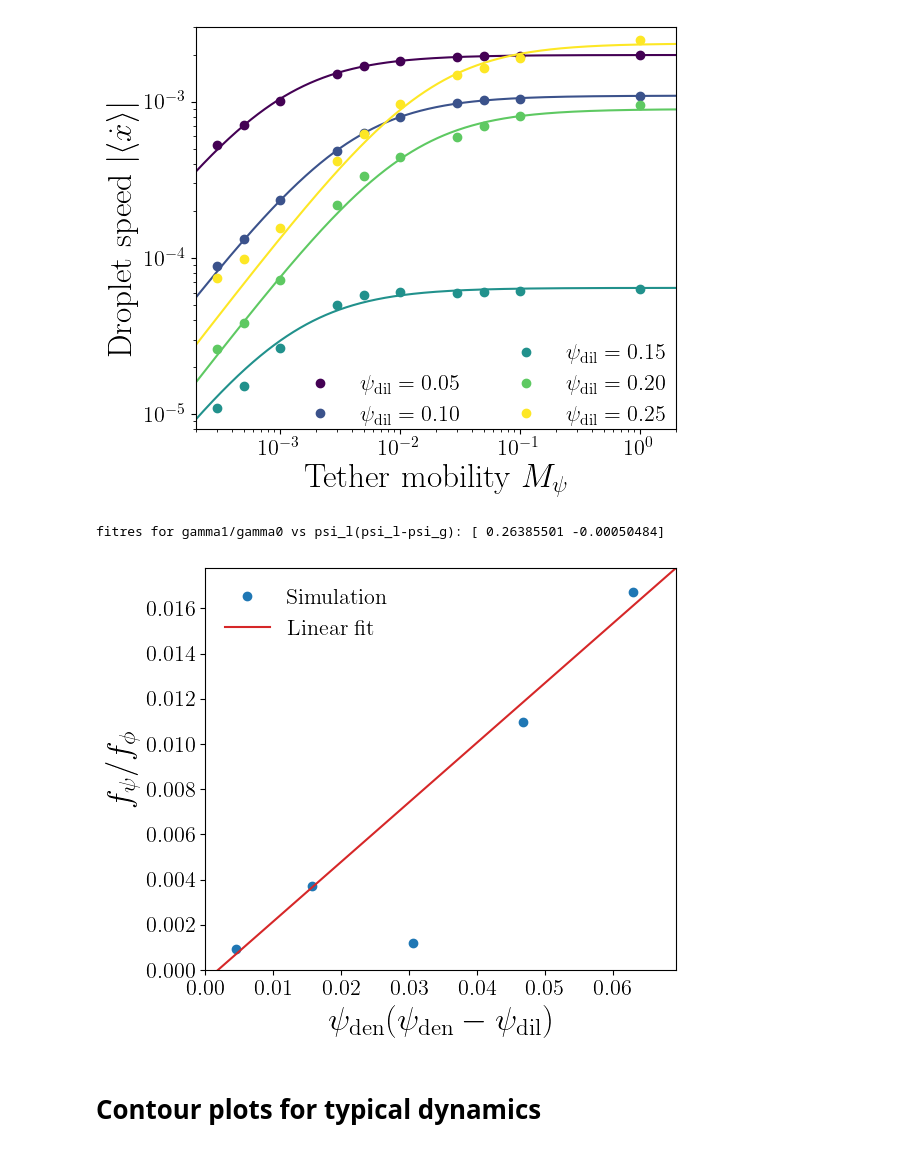
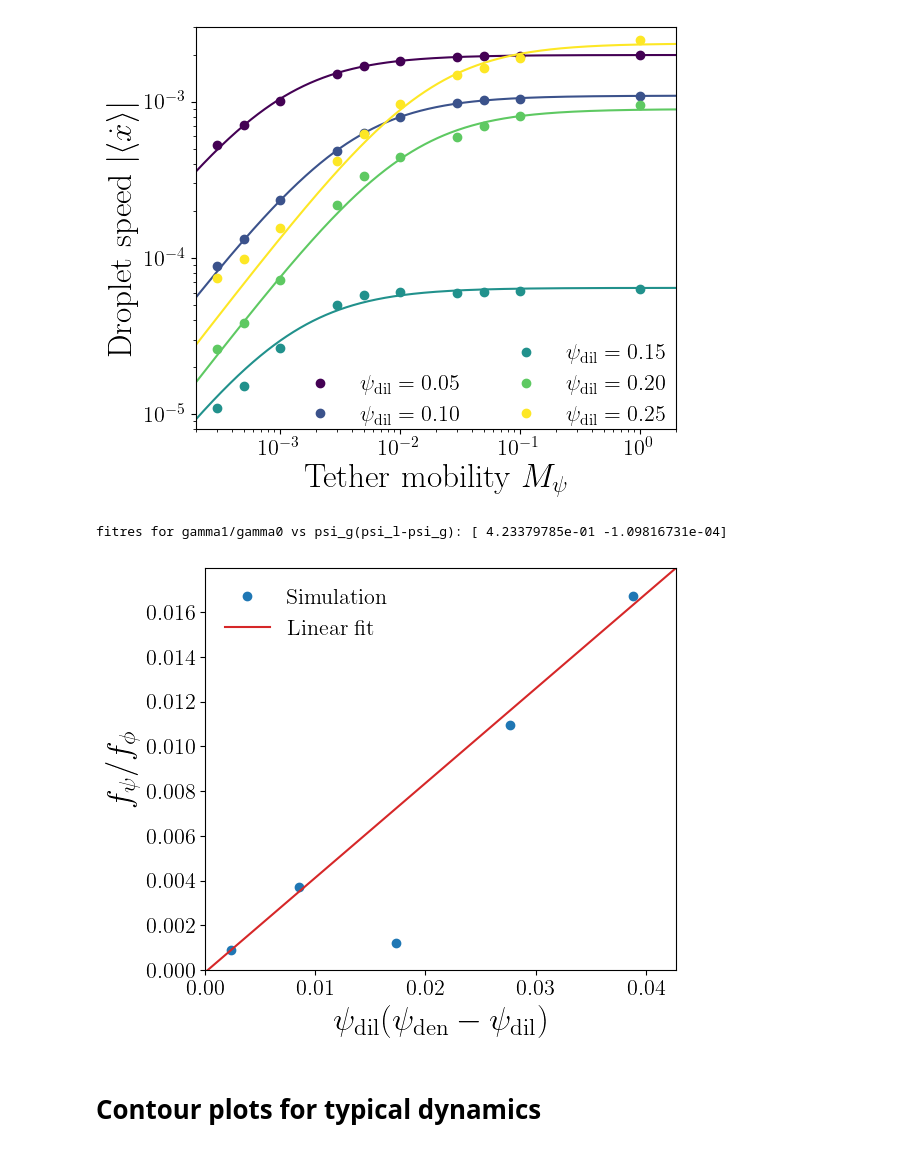
Before and after one commit to qiweiyuu/tether, a Jupyter notebook: figures/fig3.ipynb, the cells around one changed output. Saved outputs shown, nothing was run; the diff lists cells and outputs as text; code cells hidden in the pictures.

```diff
--- a/figures/fig3.ipynb
+++ b/figures/fig3.ipynb
@@ -561,34 +562,33 @@ fitres for psi_g_id=4: [7.10247294 6.050236  ]
 # %%
 fig, ax = plt.subplots(figsize=(6, 5), tight_layout=True)
 xdata, ydata = (
-    psi_l_list * (psi_l_list - psi_g_list),
+    psi_g_list * (psi_l_list - psi_g_list),
     fitres_xdot_vs_mpsi_2[:, 0] / np.exp(fitres_xdot_vs_mpsi_2[:, 1]),
 )
 ax.plot(xdata, ydata, "o", label="Simulation")
 fit_mask = np.ones(len(xdata), dtype=bool)
 fit_mask[2] = False  # ignore the middle point that is off-trend
 fitres = np.polyfit(xdata[fit_mask], ydata[fit_mask], 1)
-print(f"fitres for gamma1/gamma0 vs psi_l(psi_l-psi_g): {fitres}")
-# slope = ydata[-1] / xdata[-1]
+print(f"fitres for gamma1/gamma0 vs psi_g(psi_l-psi_g): {fitres}")
 xmesh = np.linspace(0, xdata.max() * 1.1, 100)
 ymesh = np.polyval(fitres, xmesh)
 ax.plot(
     xmesh,
     ymesh,
     "-",
     label=f"Linear fit",
     color="tab:red",
 )
 
-ax.set_xlabel(r"$\psi_\mathrm{den}(\psi_\mathrm{den}-\psi_\mathrm{dil})$")
+ax.set_xlabel(r"$\psi_\mathrm{dil}(\psi_\mathrm{den}-\psi_\mathrm{dil})$")
 ax.set_ylabel(r"$f_\psi/f_\phi$")
 ax.set_xlim(0, xmesh[-1])
 ax.set_ylim(0, ymesh[-1])
 ax.legend(frameon=False)
 fig.savefig(output_foldername_summary + "FigS5.pdf")
 # %% [output]
-fitres for gamma1/gamma0 vs psi_l(psi_l-psi_g): [ 0.26385501 -0.00050484]
+fitres for gamma1/gamma0 vs psi_g(psi_l-psi_g): [ 4.23379785e-01 -1.09816731e-04]
-[figure, old version]
+[figure, new version]
 # %% [markdown]
 # Contour plots for typical dynamics
 # %% [markdown]
```
Also changed, not shown: parts of 1 cell of this notebook, 1 other file.
